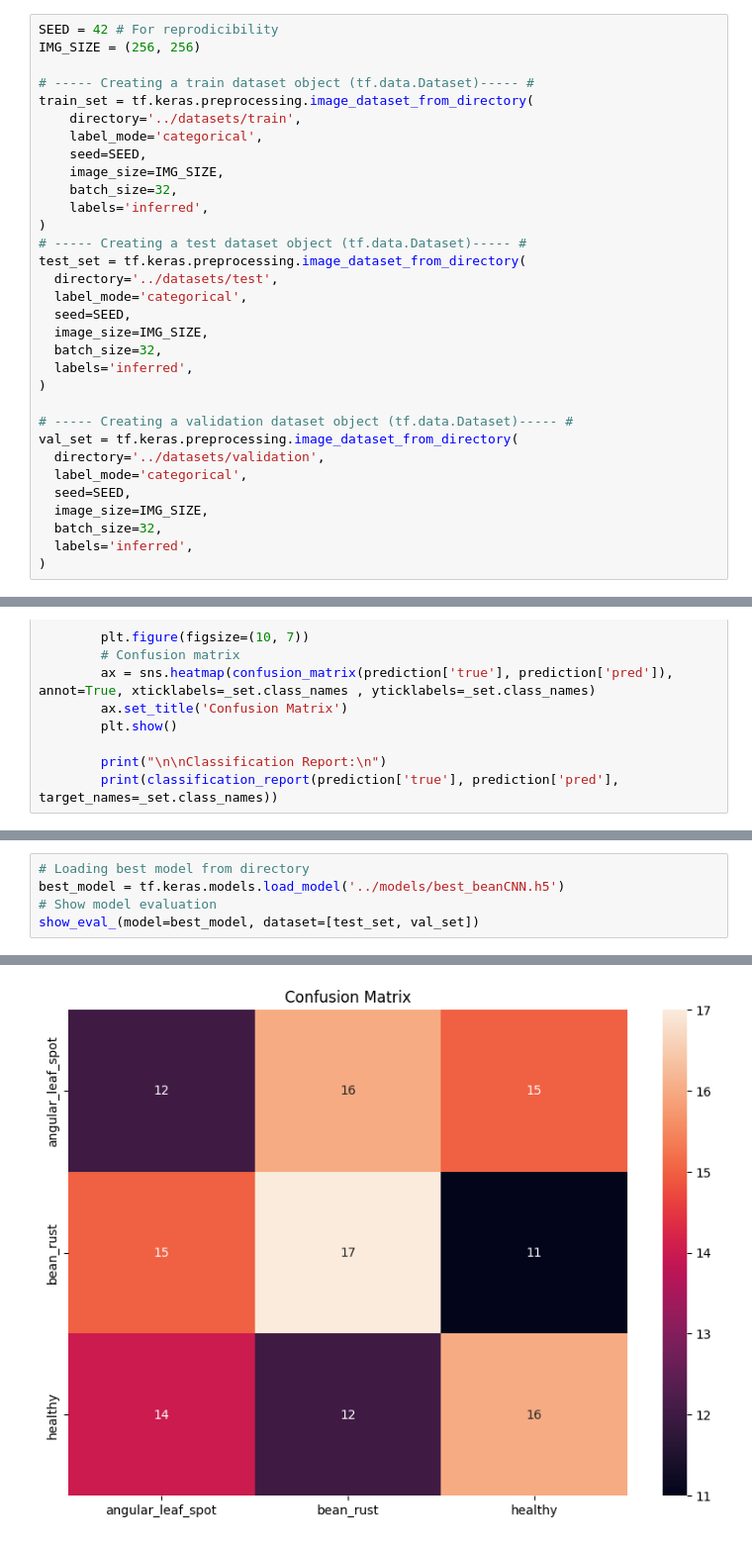
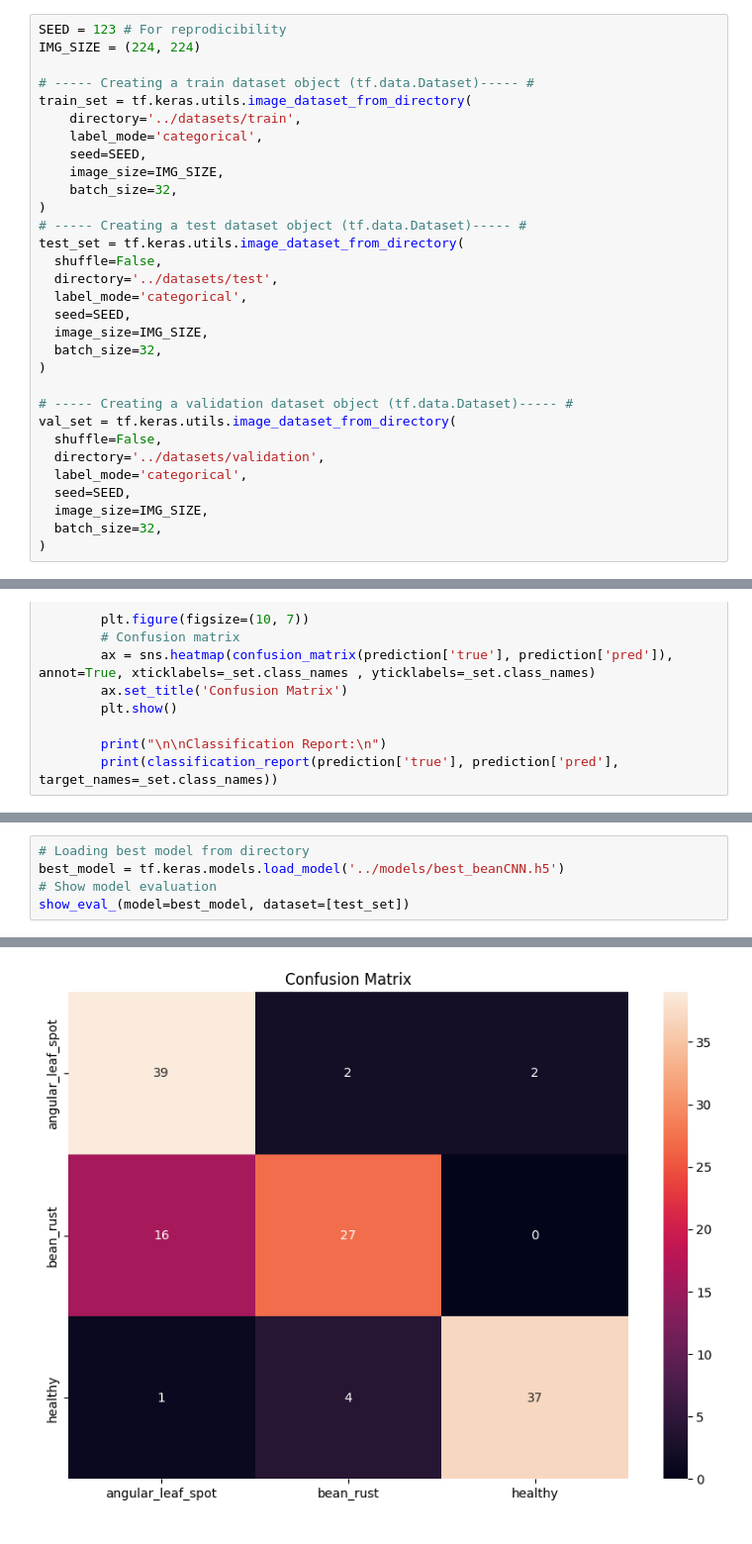
Before and after one commit to DejusDevspace/bean-disease-classification, a Jupyter notebook: notebooks/neural_net.ipynb, the cells around one changed output, grey strips where cells are left out. Shown at 99% size. Drawn from its saved outputs; the diff is of its cells as text.

Commit message:
Training checkpoint

```diff
--- a/notebooks/neural_net.ipynb
+++ b/notebooks/neural_net.ipynb
@@ -9,36 +9,35 @@ from sklearn.metrics import confusion_matrix, classification_report
 # %% [markdown]
 # Loading the Data
 # %%
-SEED = 42 # For reprodicibility
-IMG_SIZE = (256, 256)
+SEED = 123 # For reprodicibility
+IMG_SIZE = (224, 224)
 
 # ----- Creating a train dataset object (tf.data.Dataset)----- #
-train_set = tf.keras.preprocessing.image_dataset_from_directory(
+train_set = tf.keras.utils.image_dataset_from_directory(
     directory='../datasets/train',
     label_mode='categorical',
     seed=SEED,
     image_size=IMG_SIZE,
     batch_size=32,
-    labels='inferred',
 )
 # ----- Creating a test dataset object (tf.data.Dataset)----- #
-test_set = tf.keras.preprocessing.image_dataset_from_directory(
+test_set = tf.keras.utils.image_dataset_from_directory(
+  shuffle=False,
   directory='../datasets/test',
   label_mode='categorical',
   seed=SEED,
   image_size=IMG_SIZE,
   batch_size=32,
-  labels='inferred',
 )
 
 # ----- Creating a validation dataset object (tf.data.Dataset)----- #
-val_set = tf.keras.preprocessing.image_dataset_from_directory(
+val_set = tf.keras.utils.image_dataset_from_directory(
+  shuffle=False,
   directory='../datasets/validation',
   label_mode='categorical',
   seed=SEED,
   image_size=IMG_SIZE,
   batch_size=32,
-  labels='inferred',
 )
 # %% [output]
 Found 1034 files belonging to 3 classes.
@@ -249,5 +254,5 @@ plot_curves(beanCNN_history.history)
 # Loading best model from directory
 best_model = tf.keras.models.load_model('../models/best_beanCNN.h5')
 # Show model evaluation
-show_eval_(model=best_model, dataset=[test_set, val_set])
+show_eval_(model=best_model, dataset=[test_set])
 # %% [output]
@@ -255,4 +260,4 @@ show_eval_(model=best_model, dataset=[test_set, val_set])
-[figure, old version]
+[figure, new version]
 Classification Report:
 
                    precision    recall  f1-score   support
```
Also changed, not shown: parts of 23 cells of this notebook.
